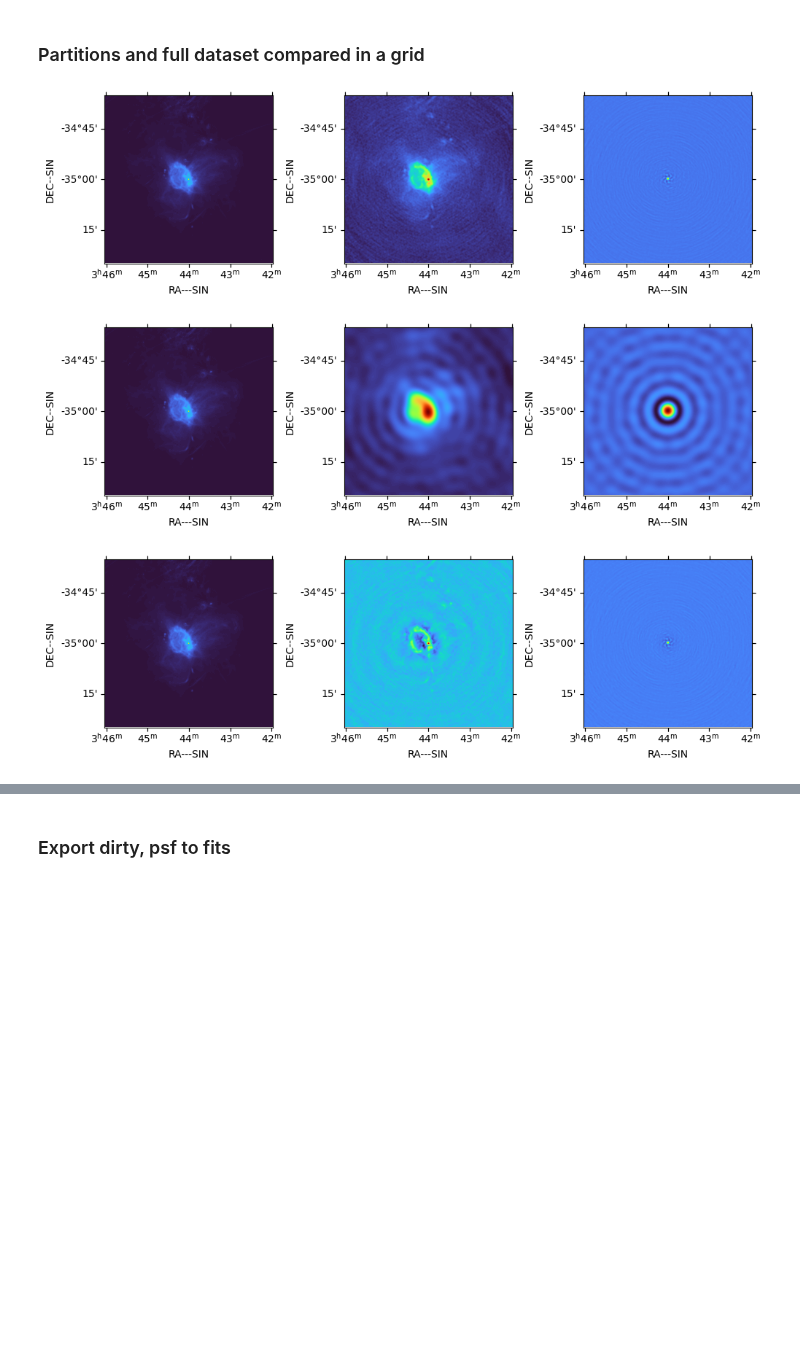
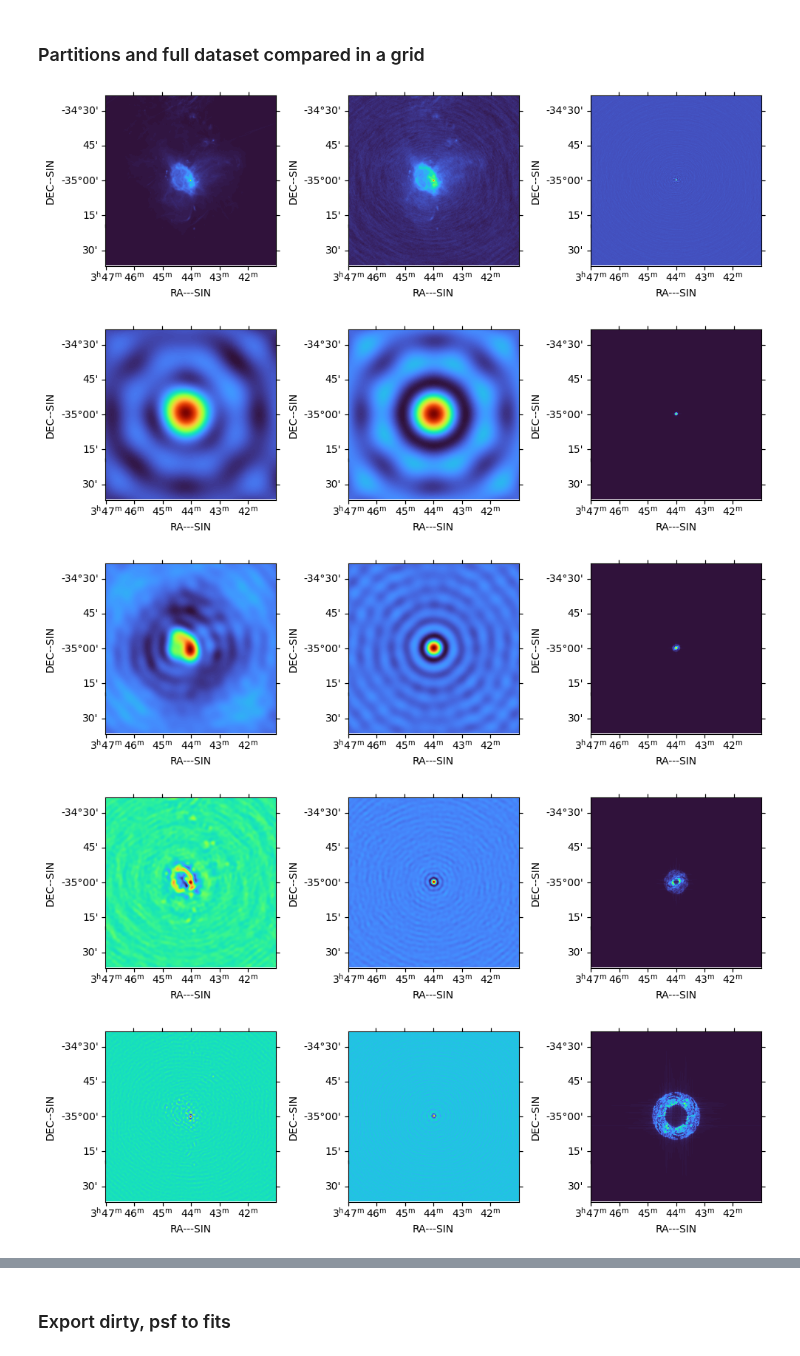
Before and after one commit to simon-prunet/radio-imaging, a Jupyter notebook: notebooks_and_pyscripts/dirty.ipynb, the cells around one changed output, grey strips where cells are left out. Saved outputs shown, nothing was run; the diff lists cells and outputs as text; code cells hidden in the pictures; blank space fills up the shorter version.

Commit message:
updated dirty.ipynb to be able to do arbitrary numbers of splits

```diff
--- a/notebooks_and_pyscripts/dirty.ipynb
+++ b/notebooks_and_pyscripts/dirty.ipynb
@@ -135,6 +140,8 @@ c = numpy.imag(vt.vis.data)
 from rascil.processing_components import export_visibility_to_ms
 
 full_ms_name = '../data7/' + gt_name + '_' + config_name + '_serial.ms'
+output_name = '../data7/' + gt_name + '_' + config_name
+
 export_visibility_to_ms(full_ms_name,[vt])
 # %% [markdown]
 ## Split datasets
@@ -149,12 +150,18 @@ lambda_high = (ell - delta) / (num_pix * cell_size)
+# %%
+ells = [3, 10, 35, 70]
+delta = 1
 # %% [markdown]
 ### Load saved full dataset into casa and split it into two partitions
 # %%
-low_name = '../data7/' + gt_name + '_' + config_name + "_low.ms"
-high_name = '../data7/' + gt_name + '_' + config_name + "_high.ms"
+#I have to do things this way because for some reason importing the casatools library here crashes the notebook..
 
-#I have to do things this way because for some reason importing the casatools library here crashes the notebook..
-split_exec = "python split_datasets.py " + full_ms_name + " " + low_name + " " + \
-    high_name + " " + str(lambda_low) + " " + str(lambda_high)
+centers_str = ""
+for ell in ells:
+    centers_str += str(ell) + " "
+
+split_exec = "python split_datasets.py --idataset_name " + full_ms_name + " --num_pix " + str(num_pix) + \
+    " --pix_rad " + str(cell_size) + " --halfwidth " + str(delta) + " --centers " + centers_str + \
+    "--odataset_name " + output_name
 
 os.system(split_exec)
 # %% [output]
@@ -236,59 +277,44 @@ Model image plate scale (arcsec) is 5.844137e+00
 # %% [markdown]
 ### Partitions and full dataset compared in a grid
 # %%
-#show_image(im,cm=cmap)
-#show_image(dirty,cm=cmap)
-#show_image(psf,cm=cmap)
+num_datasets = len(ells) + 1
+
 fig = plt.figure(figsize=(12,3))
 ax=fig.add_subplot(1,3,1,projection=im.image_acc.wcs.sub([1, 2]))
 ax.imshow(im.pixels.data[0,0,:,:],origin='lower',cmap=cmap)
 ax.set_xlabel(im.image_acc.wcs.wcs.ctype[0])
 ax.set_ylabel(im.image_acc.wcs.wcs.ctype[1])
 
 ax=fig.add_subplot(1,3,2,projection=dirty.image_acc.wcs.sub([1, 2]))
 ax.imshow(dirty.pixels.data[0,0,:,:],origin='lower',cmap=cmap)
 ax.set_xlabel(dirty.image_acc.wcs.wcs.ctype[0])
 ax.set_ylabel(dirty.image_acc.wcs.wcs.ctype[1])
 
 ax=fig.add_subplot(1,3,3,projection=psf.image_acc.wcs.sub([1, 2]))
 ax.imshow(psf.pixels.data[0,0,:,:],origin='lower',cmap=cmap)
 ax.set_xlabel(psf.image_acc.wcs.wcs.ctype[0])
 ax.set_ylabel(psf.image_acc.wcs.wcs.ctype[1])
 
-# Now for short baselines only
-fig = plt.figure(figsize=(12,3))
-ax=fig.add_subplot(1,3,1,projection=im.image_acc.wcs.sub([1, 2]))
-ax.imshow(im.pixels.data[0,0,:,:],origin='lower',cmap=cmap)
-ax.set_xlabel(im.image_acc.wcs.wcs.ctype[0])
-ax.set_ylabel(im.image_acc.wcs.wcs.ctype[1])
+#display all partitions
+for i, curr_dirty in enumerate(dirties):
+    fig = plt.figure(figsize=(12,3))
+    ax=fig.add_subplot(1,3,1,projection=dirties[i].image_acc.wcs.sub([1, 2]))
+    ax.imshow(dirties[i].pixels.data[0,0,:,:],origin='lower',cmap=cmap)
+    ax.set_xlabel(dirties[i].image_acc.wcs.wcs.ctype[0])
+    ax.set_ylabel(dirties[i].image_acc.wcs.wcs.ctype[1])
 
-ax=fig.add_subplot(1,3,2,projection=dirty_short.image_acc.wcs.sub([1, 2]))
-ax.imshow(dirty_short.pixels.data[0,0,:,:],origin='lower',cmap=cmap)
-ax.set_xlabel(dirty_short.image_acc.wcs.wcs.ctype[0])
-ax.set_ylabel(dirty_short.image_acc.wcs.wcs.ctype[1])
+    ax=fig.add_subplot(1,3,2,projection=psfs[i].image_acc.wcs.sub([1, 2]))
+    ax.imshow(psfs[i].pixels.data[0,0,:,:],origin='lower',cmap=cmap)
+    ax.set_xlabel(psfs[i].image_acc.wcs.wcs.ctype[0])
+    ax.set_ylabel(psfs[i].image_acc.wcs.wcs.ctype[1])
 
-ax=fig.add_subplot(1,3,3,projection=psf_short.image_acc.wcs.sub([1, 2]))
-ax.imshow(psf_short.pixels.data[0,0,:,:],origin='lower',cmap=cmap)
-ax.set_xlabel(psf_short.image_acc.wcs.wcs.ctype[0])
-ax.set_ylabel(psf_short.image_acc.wcs.wcs.ctype[1])
-
-# Now for long baselines only
-fig = plt.figure(figsize=(12,3))
-ax=fig.add_subplot(1,3,1,projection=im.image_acc.wcs.sub([1, 2]))
-ax.imshow(im.pixels.data[0,0,:,:],origin='lower',cmap=cmap)
-ax.set_xlabel(im.image_acc.wcs.wcs.ctype[0])
-ax.set_ylabel(im.image_acc.wcs.wcs.ctype[1])
-
-ax=fig.add_subplot(1,3,2,projection=dirty_long.image_acc.wcs.sub([1, 2]))
-ax.imshow(dirty_long.pixels.data[0,0,:,:],origin='lower',cmap=cmap)
-ax.set_xlabel(dirty_long.image_acc.wcs.wcs.ctype[0])
-ax.set_ylabel(dirty_long.image_acc.wcs.wcs.ctype[1])
-
-ax=fig.add_subplot(1,3,3,projection=psf_long.image_acc.wcs.sub([1, 2]))
-ax.imshow(psf_long.pixels.data[0,0,:,:],origin='lower',cmap=cmap)
-ax.set_xlabel(psf_long.image_acc.wcs.wcs.ctype[0])
-ax.set_ylabel(psf_long.image_acc.wcs.wcs.ctype[1])
+    ax=fig.add_subplot(1,3,3,projection=dirties[i].image_acc.wcs.sub([1, 2]))
+    ax.imshow(fdirties[i],origin='lower',cmap=cmap)
+    ax.set_xlabel(dirties[i].image_acc.wcs.wcs.ctype[0])
+    ax.set_ylabel(dirties[i].image_acc.wcs.wcs.ctype[1])
 # %% [output]
-[figure, old version]
+[figure, new version]
-[figure, old version]
+[figure, new version]
-[figure, old version]
+[figure, new version]
+[figure, added]
+[figure, added]
```
Also changed, not shown: parts of 13 cells of this notebook, 1 other file.
